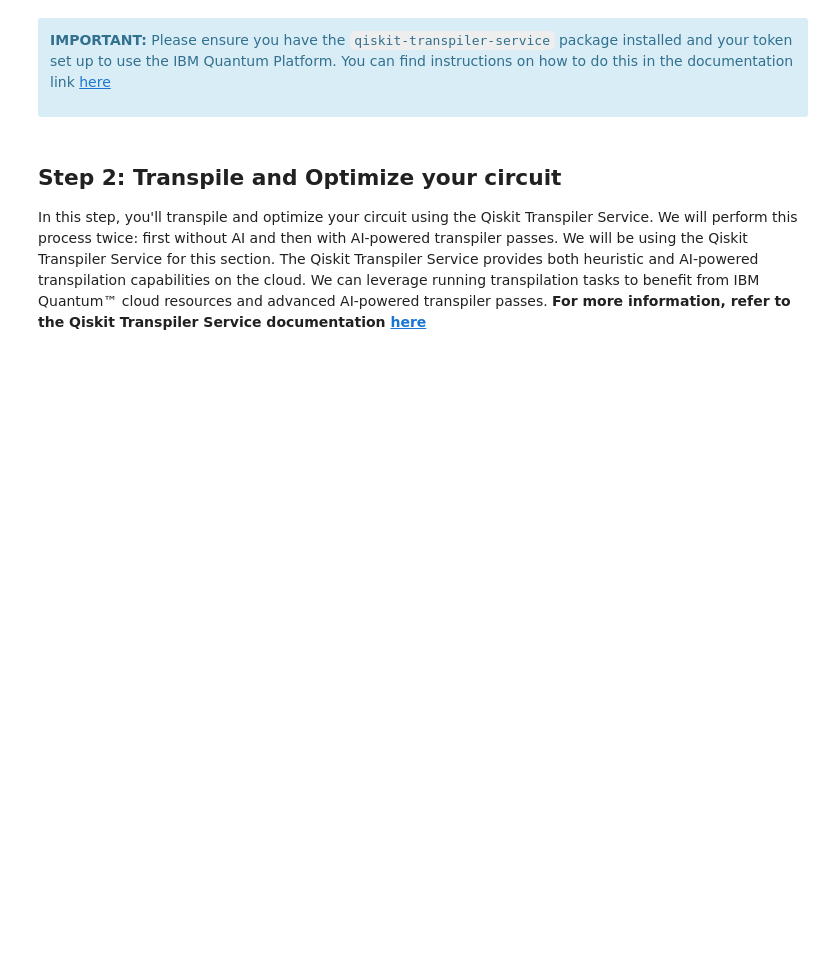
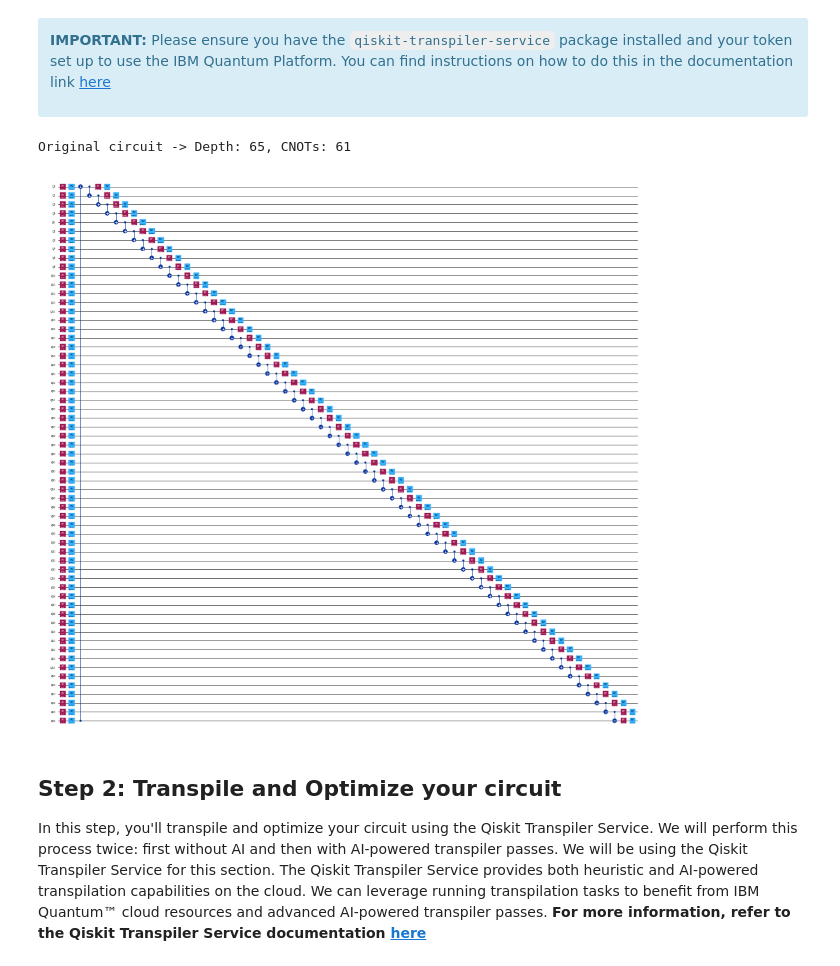
Before and after one commit to ronitd2002/IBM-Quantum-challenge-2024-solutions, a Jupyter notebook: challenges/lab-3-ai-transpiler.ipynb, the cells around one changed output. Saved outputs shown, nothing was run; the diff lists cells and outputs as text; code cells hidden in the pictures; blank space fills up the shorter version.

```diff
--- a/challenges/lab-3-ai-transpiler.ipynb
+++ b/challenges/lab-3-ai-transpiler.ipynb
@@ -71,8 +102,11 @@ NUM_QUBITS = 61
 # %%
 circuit = EfficientSU2(NUM_QUBITS, entanglement="circular", reps=1).decompose()
 
 print(f"Original circuit -> Depth: {circuit.depth()}, CNOTs: {circuit.num_nonlocal_gates()}")
-circuit.draw(fold=-1, output="mpl", style="iqp", scale=0.5)
+circuit.draw(fold=-1, output="mpl", style="iqp", scale=0.2)
+# %% [output]
+Original circuit -> Depth: 65, CNOTs: 61
+[figure, added]
 # %% [markdown]
 ## Step 2: Transpile and Optimize your circuit
 
```
Also changed, not shown: parts of 15 cells of this notebook, 14 other files.
